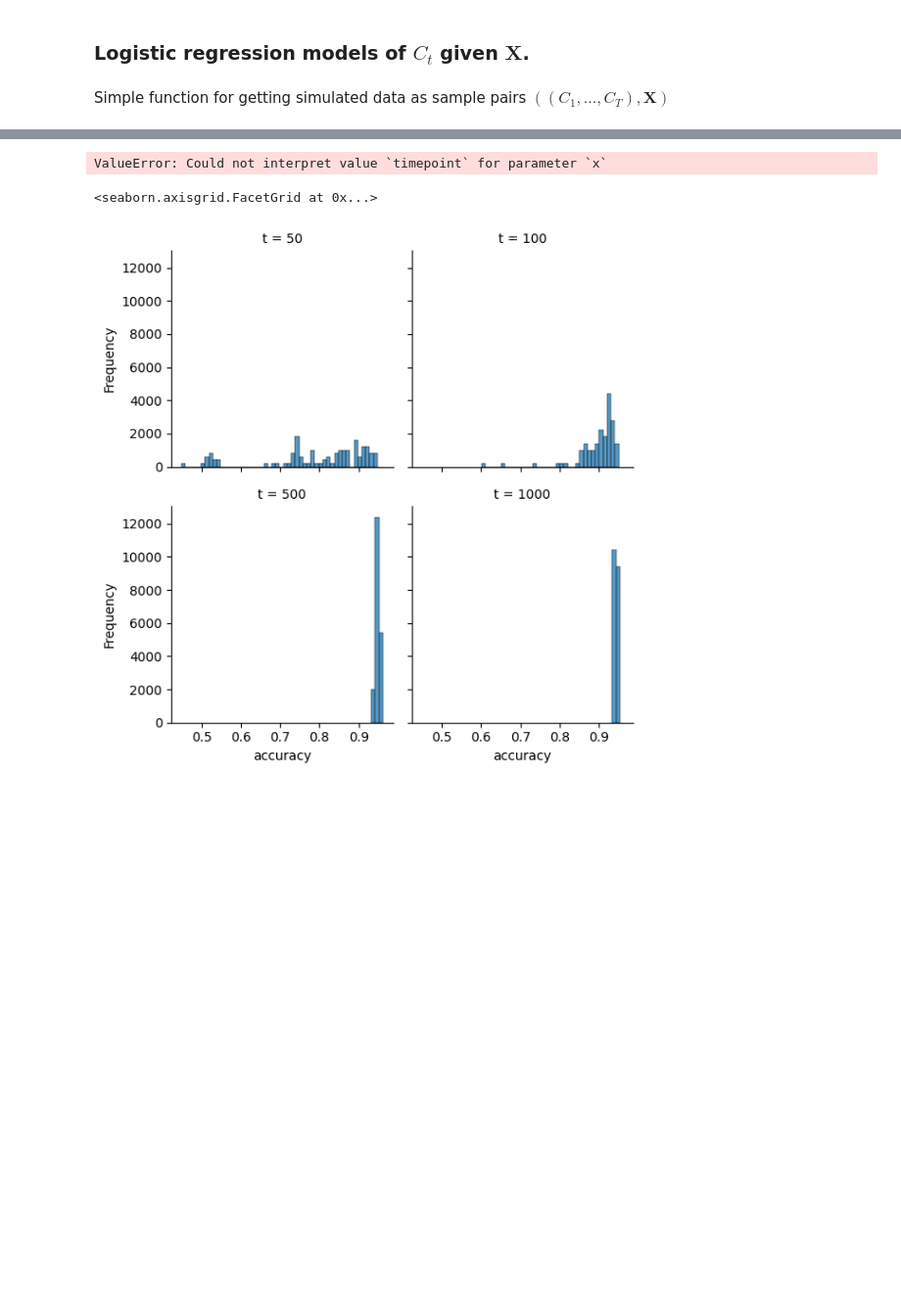
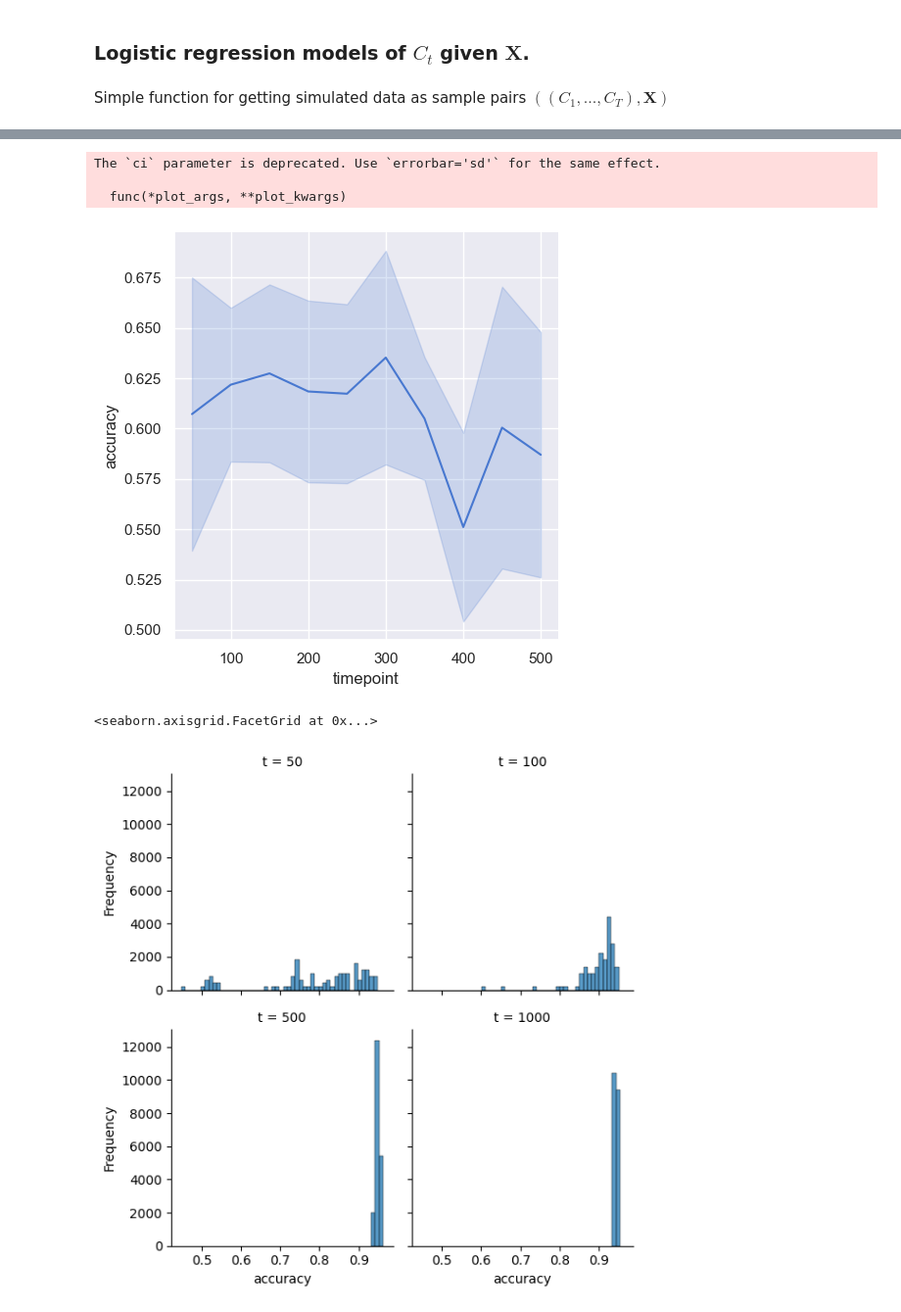
Before and after one commit to nilq/hmm, a Jupyter notebook: experiments/notebooks/logistic_regression.ipynb, the cells around one changed output, grey strips where cells are left out. Shown: that part at 98% size. Saved outputs shown, nothing was run; the diff lists cells and outputs as text; code cells hidden in the pictures; blank space fills up the shorter version.

Commit message:
Ændret logistics regression
Ændret logistics regression til at køre over X i stedet for x_t. Det kører vildt langsomt, X er alt alt alt for stor. Måske skal timesteps ændres?

```diff
--- a/experiments/notebooks/logistic_regression.ipynb
+++ b/experiments/notebooks/logistic_regression.ipynb
@@ -10,24 +12,2 @@ import pandas as pd
 # %% [markdown]
 Simple function for getting simulated data as sample pairs $((C_1, ..., C_T), \textbf{X})$
-# %%
-def evaluate_logistic_regression_model(
-    n: int,
-    t: int,
-    evaluation_T: int = 1000,
-    iterations: int = 10,
-    **kwargs
-) -> list[FloatArray]:
-    # Datas.
-    evaluation_c, _, evaluation_x = forward_simulation(n, evaluation_T)
-    accuracies: list[float] = []
-
-    for _ in range(1, iterations):
-        c, _, x = forward_simulation(n, t)
-        # Fit log regression
-        clf = LogisticRegression(**kwargs).fit(x, c)
-        # predict accuracy
-        accuracy = clf.score(evaluation_x, evaluation_c)
-        # save predicted accuracy into array
-        accuracies.append(accuracy)
-
-    return accuracies # afterwards we can make histogram of this
@@ -61,0 +80,6 @@ accuracies_for_ts
+# %%
+df = pd.DataFrame(accuracies_for_ts).T
+# Add column names to the DataFrame
+df.columns = timepoints
+df = df.melt(var_name='timepoint', value_name='accuracy')
+df
@@ -62,14 +100,13 @@ accuracies_for_ts
 # %%
-df = pd.DataFrame(accuracies_for_ts).T
-# Add column names to the DataFrame
-df.columns = timepoints
-
 # Plot the data using sns.relplot
-sns.relplot(data=df, kind="line", x="timepoint", y="signal", ci="sd")
+sns.relplot(data=df, kind="line", x='timepoint', y='accuracy', ci="sd")
 sns.set(style="darkgrid")
 sns.set_palette("muted")
 # %% [output]
-ValueError: Could not interpret value `timepoint` for parameter `x`
+The `ci` parameter is deprecated. Use `errorbar='sd'` for the same effect.
+
+  func(*plot_args, **plot_kwargs)
+[figure, added]
 # %%
 # Create a FacetGrid with a separate subplot for each value of t
 g = sns.FacetGrid(df.melt(var_name='t', value_name='accuracy'), col='t', col_wrap=2)
```
Also changed, not shown: parts of 4 cells of this notebook.
